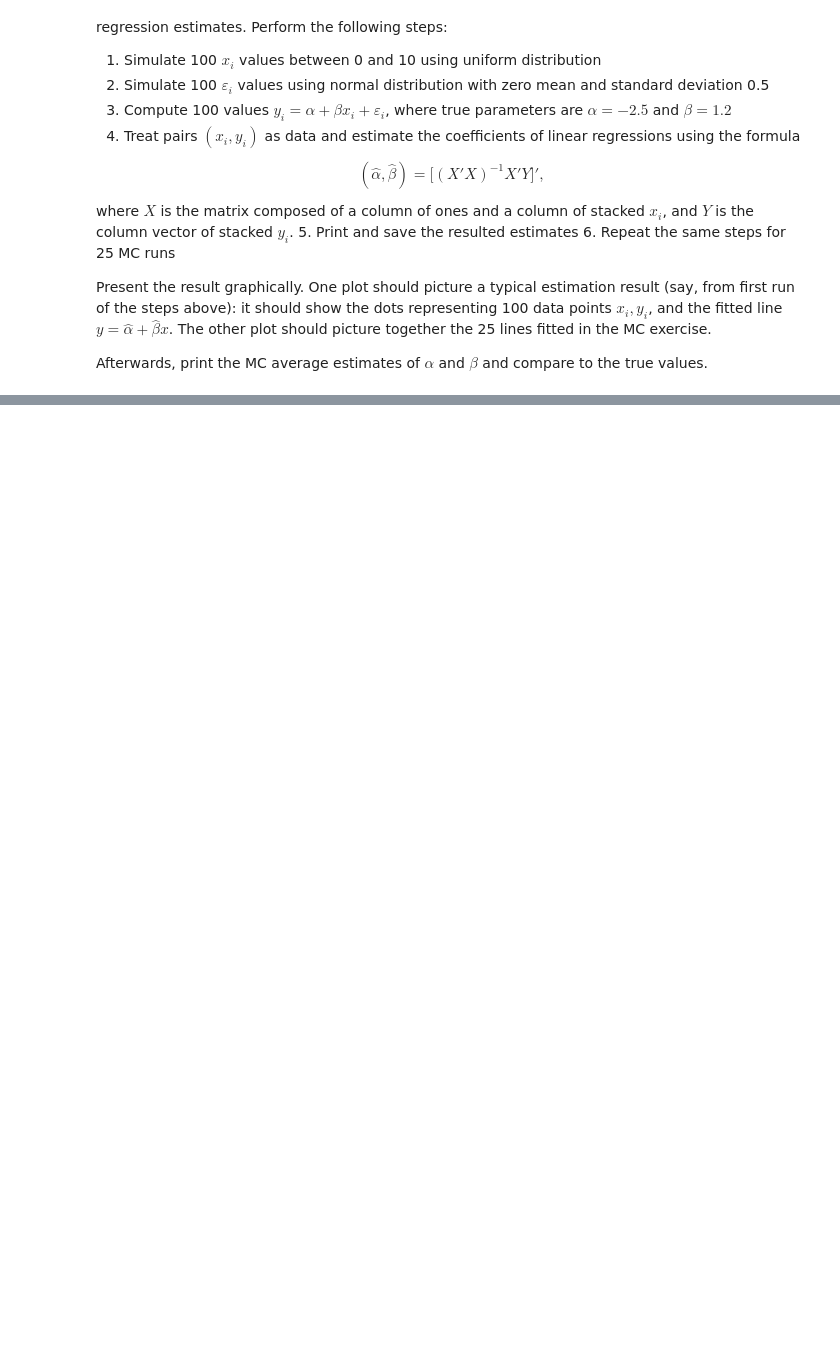
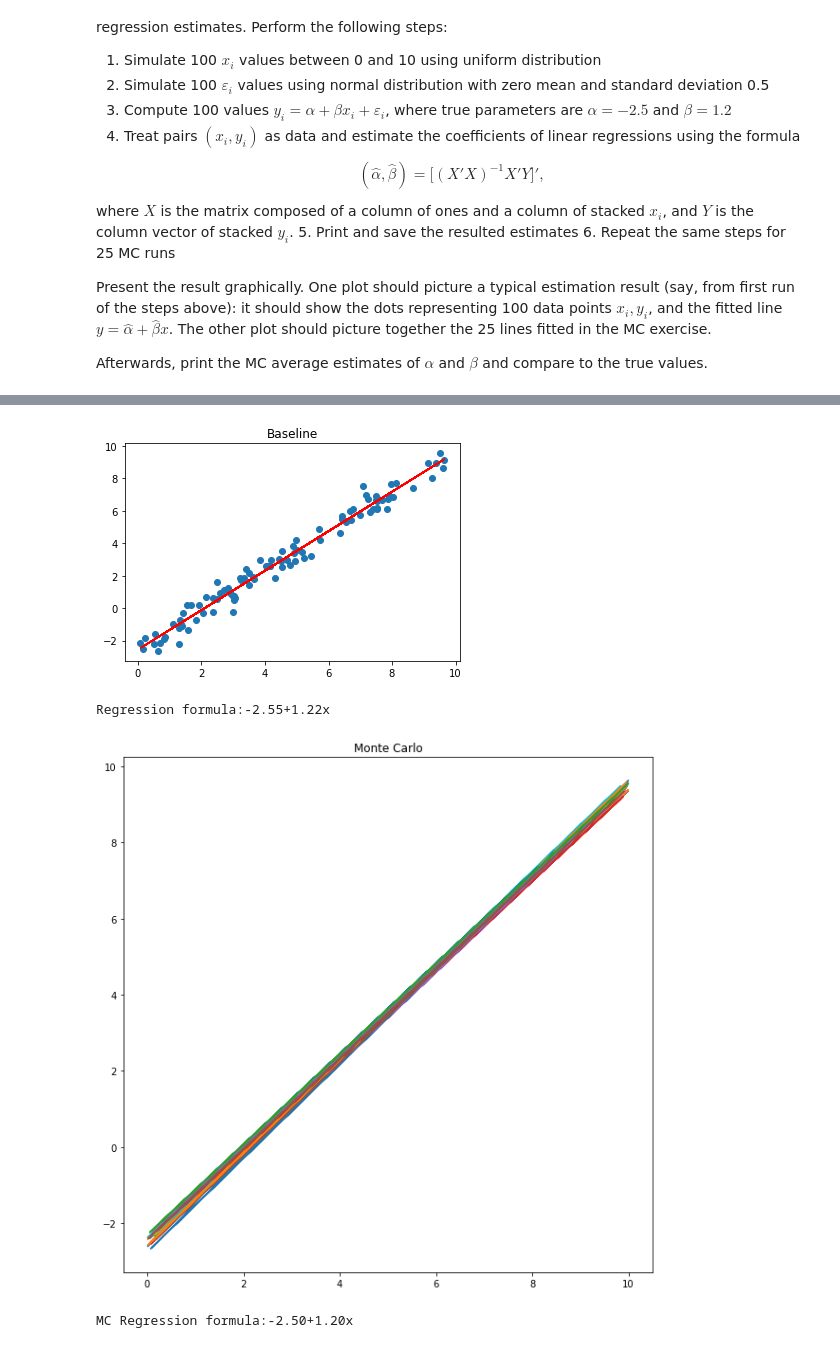
Before and after one commit to mikelin1996/Python_Notes, a Jupyter notebook: PracticeExam.ipynb, the cells around one changed output, grey strips where cells are left out. Cells and saved outputs as stored; diff of their text form; code cells hidden in the pictures; blank space fills up the shorter version.

```diff
--- a/PracticeExam.ipynb
+++ b/PracticeExam.ipynb
@@ -93,14 +114,3 @@ samenumber()
 ### question 6 (5 points)
 
 Write a short code to output 10 smallest and 10 largest representable float64 numbers as a NumPy array.
-# %%
-# write your code here
-x = np.float64(1.0)
-a = np.array([ 1.,  2.,  3.], dtype=np.float64)
-import numpy as np
-x = np.array([ 1.,  2.,  3.,5.,7.,13.,34.,56.,78.,23.,45.,67.,23.,12.,34.,56.,1.], dtype=np.float64)
-print("Original array:")
-print(x)
-np.random.shuffle(x)
-n = 10
-print (x[np.argsort(x)[:n]])
@@ -190,0 +153,43 @@ print(y_array)
+# %%
+import numpy.random as rd
+import matplotlib.pyplot as plt
+import random as random
+random.seed()
+def reg():
+    x = rd.uniform(0,10,100).reshape(100,1)
+    e = rd.normal(0,0.5,100).reshape(100,1)
+
+    α, β = -2.5, 1.2
+
+    y = α + β*x + e
+
+    o = np.full((100,1),1,dtype=int)
+    x_m = np.concatenate((o,x),axis=1)
+
+    coeff = (np.linalg.inv(x_m.T@x_m)@x_m.T@y)
+    pred_y = coeff[0] + coeff[1]*x
+    return x,y,pred_y,coeff
+
+f, ax = plt.subplots(1,1)
+x,y,pred_y,coeff = reg()
+ax.scatter(x,y)
+ax.plot(x, pred_y, color='red')
+ax.set_title('Baseline')
+plt.show()
+print('Regression formula:{:.2f}+{:.2f}x'.format(float(coeff[0]),float(coeff[1])))
+
+g, ax = plt.subplots(1,1,figsize=(10,10))
+a,b = [], []
+for i in range(26):
+    x,y,pred_y,coeff = reg()
+    ax.plot(x, pred_y)
+    a.append(float(coeff[0]))
+    b.append(float(coeff[1]))
+ax.set_title('Monte Carlo')
+plt.show()
+print('MC Regression formula:{:.2f}+{:.2f}x'.format(np.array(a).mean(),np.array(b).mean()))
+# %% [output]
+[figure, added]
+Regression formula:-2.55+1.22x
+[figure, added]
+MC Regression formula:-2.50+1.20x
```
Also changed, not shown: parts of 15 cells of this notebook, 1 other file.
